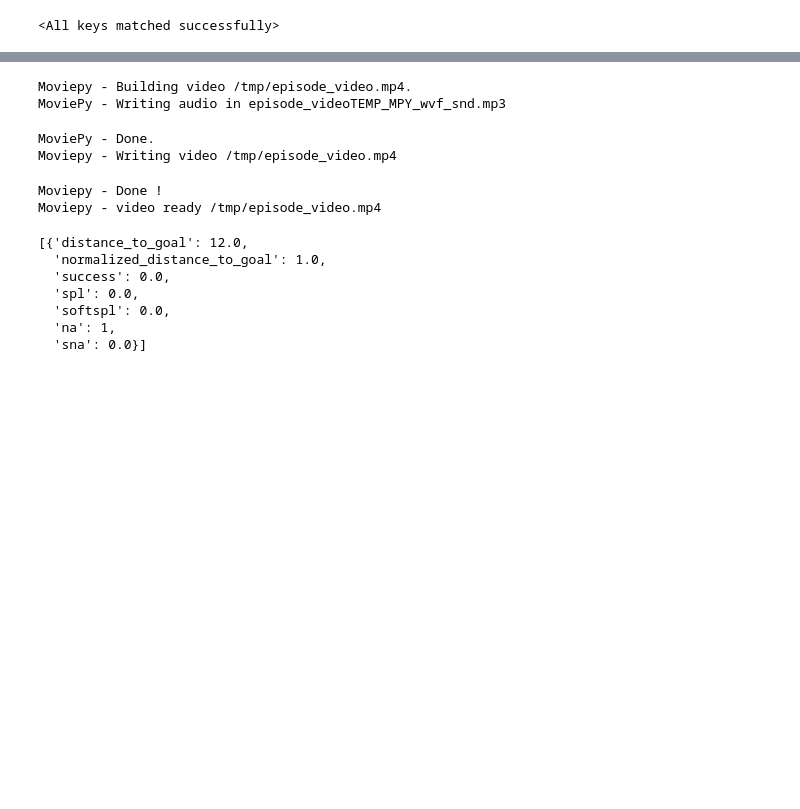
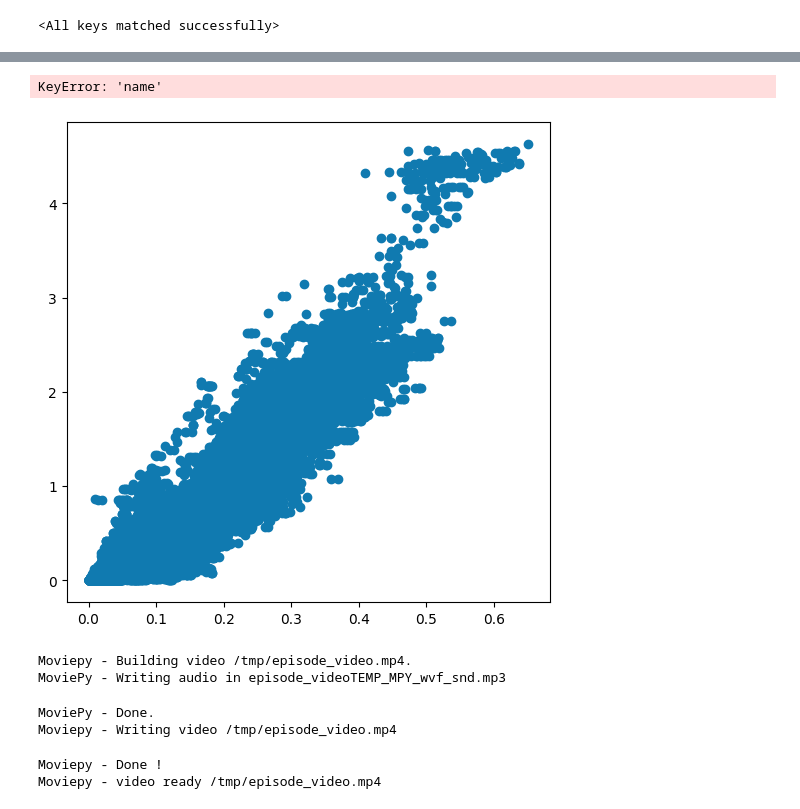
Before and after one commit to arayabrain/multimodal-global-workspace-agent, a Jupyter notebook: ppo/ppo_sample_collect.ipynb, the cells around one changed output, grey strips where cells are left out. Saved outputs shown, nothing was run; the diff lists cells and outputs as text; code cells hidden in the pictures; blank space fills up the shorter version.

```diff
--- a/ppo/ppo_sample_collect.ipynb
+++ b/ppo/ppo_sample_collect.ipynb
@@ -308,2 +360,11 @@ rsatoolbox.vis.show_rdm(ppo_gru_rdms, figsize=(5,5)), rsatoolbox.vis.show_rdm(pp
+# %%
+# Comparing RDMs against each other
+ppo_gru_rdms = rsatoolbox.rdm.calc_rdm(ppo_gru_data)
+ppo_pgwt_rdms = rsatoolbox.rdm.calc_rdm(ppo_pgwt_data)
+
+rsatoolbox.vis.rdm_comparison_scatterplot((ppo_gru_rdms, ppo_pgwt_rdms))
+# %% [output]
+KeyError: 'name'
+[figure, added]
 # %%
 # Generating video with audio from the sampled episode
@@ -332,16 +404,3 @@ MoviePy - Done.
 Moviepy - Writing video /tmp/episode_video.mp4
 Moviepy - Done !
 Moviepy - video ready /tmp/episode_video.mp4
-# %%
-from ss_baselines.common.utils import plot_top_down_map
-
-info_list[0]
-# plot_top_down_map(info_list[0])
-# %% [output]
-[{'distance_to_goal': 12.0,
-  'normalized_distance_to_goal': 1.0,
-  'success': 0.0,
-  'spl': 0.0,
-  'softspl': 0.0,
-  'na': 1,
-  'sna': 0.0}]
```
Also changed, not shown: parts of 8 cells of this notebook.
